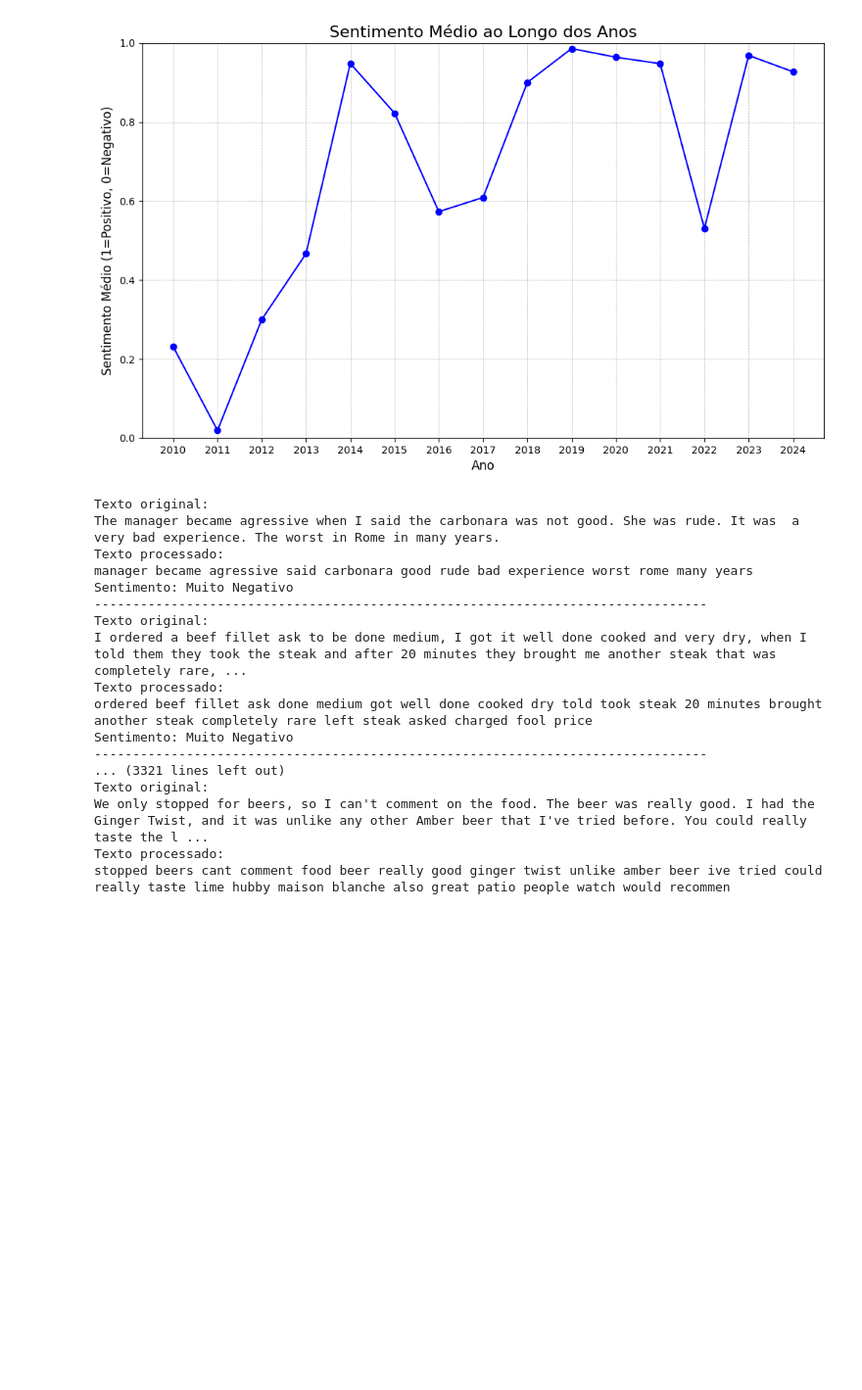
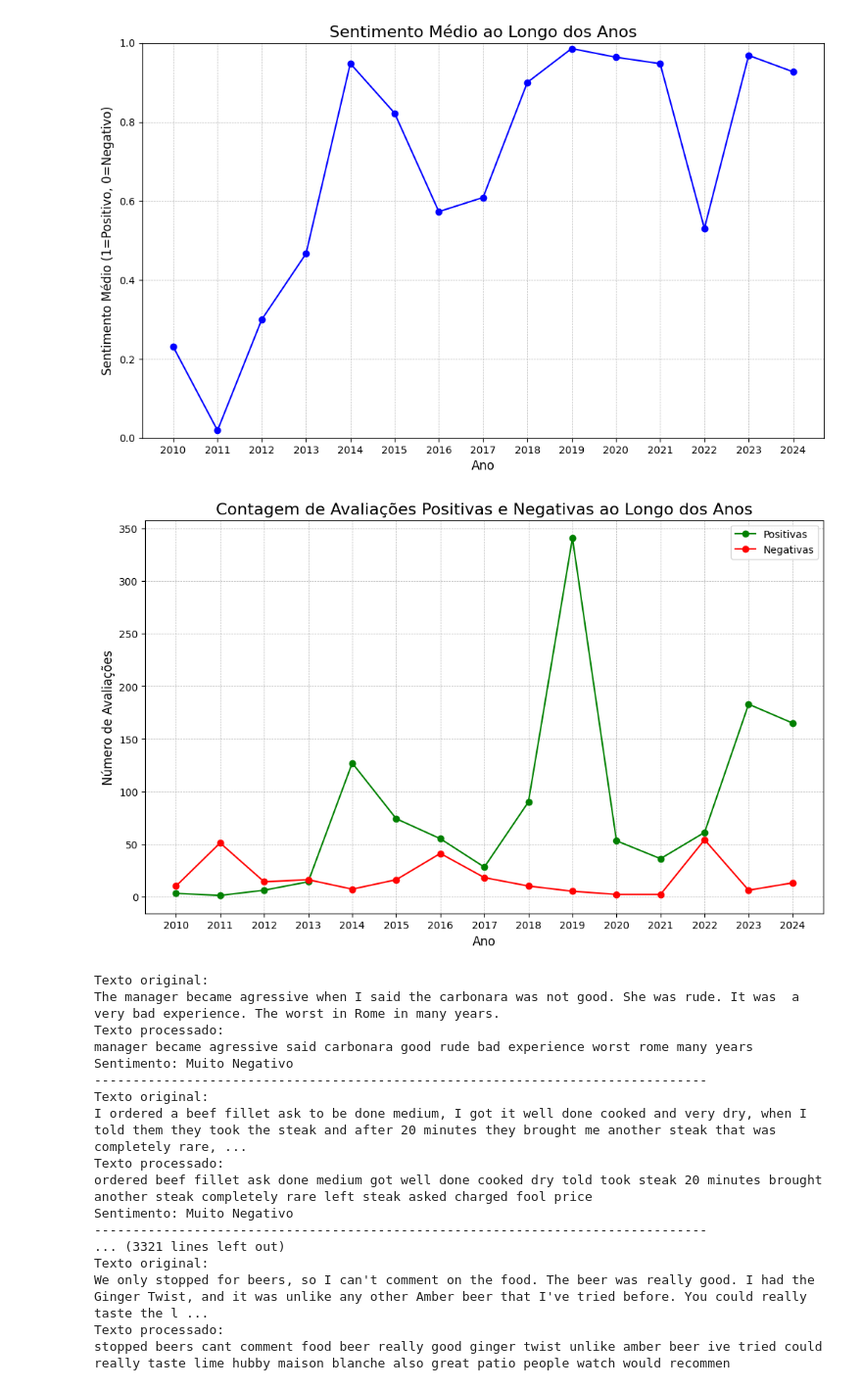
Before and after one commit to Nosreda/TP2.IA, a Jupyter notebook: tp2.ipynb, the cells around one changed output. Shown at 98% size. Saved outputs shown, nothing was run; the diff lists cells and outputs as text; code cells hidden in the pictures; blank space fills up the shorter version.

```diff
--- a/tp2.ipynb
+++ b/tp2.ipynb
@@ -265,6 +265,28 @@ plt.ylim(0, 1)
 plt.show()
 # %% [output]
 [figure]
+# %%
+# 2. Extrair o ano para uma nova coluna
+df_temp['Year'] = df_temp['Review Date'].dt.year
+
+# 3. Agrupar por ano e sentimento e contar as ocorrências
+# .size() conta o número de linhas para cada grupo (ano, sentimento)
+# .unstack() pivota a coluna 'Sentiment' para que 'Positive' e 'Negative' virem colunas separadas
+sentiment_counts_by_year = df_temp.groupby(['Year', 'Sentiment']).size().unstack(fill_value=0)
+
+
+plt.figure(figsize=(12, 7))
+plt.plot(sentiment_counts_by_year.index, sentiment_counts_by_year['Positive'], marker='o', linestyle='-', color='g', label='Positivas')
+plt.plot(sentiment_counts_by_year.index, sentiment_counts_by_year['Negative'], marker='o', linestyle='-', color='r', label='Negativas')
+plt.title('Contagem de Avaliações Positivas e Negativas ao Longo dos Anos', fontsize=16)
+plt.xlabel('Ano', fontsize=12)
+plt.ylabel('Número de Avaliações', fontsize=12)
+plt.xticks(sentiment_counts_by_year.index.astype(int)) # Garante que os anos sejam inteiros no eixo
+plt.grid(True, which='both', linestyle='--', linewidth=0.5)
+plt.legend() # Adiciona a legenda para identificar as linhas
+plt.show()
+# %% [output]
+[figure, added]
 # %%
 import pandas as pd
 from transformers import AutoTokenizer, AutoModelForSequenceClassification
```
Also changed, not shown: parts of 2 cells of this notebook, 1 other file.
